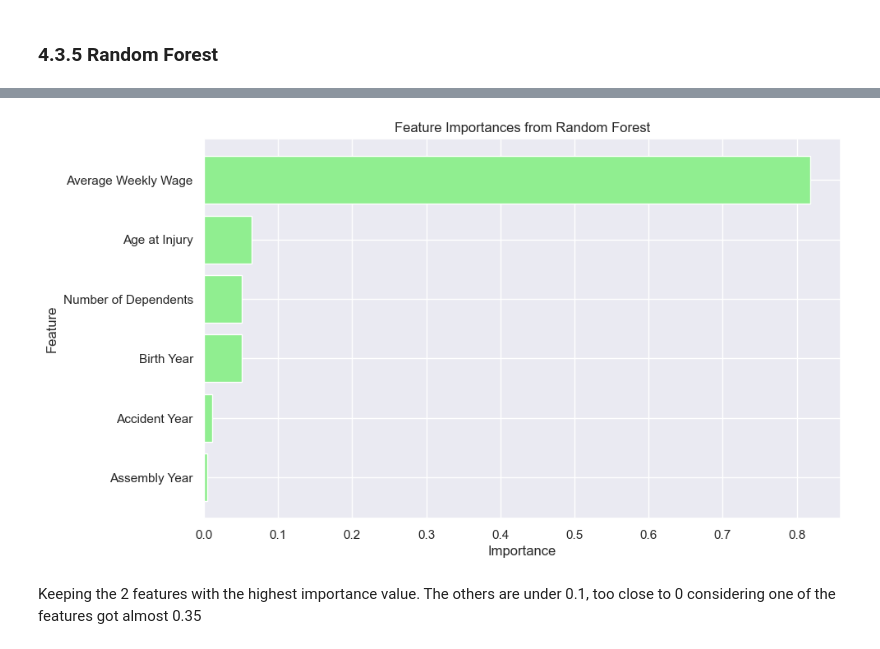
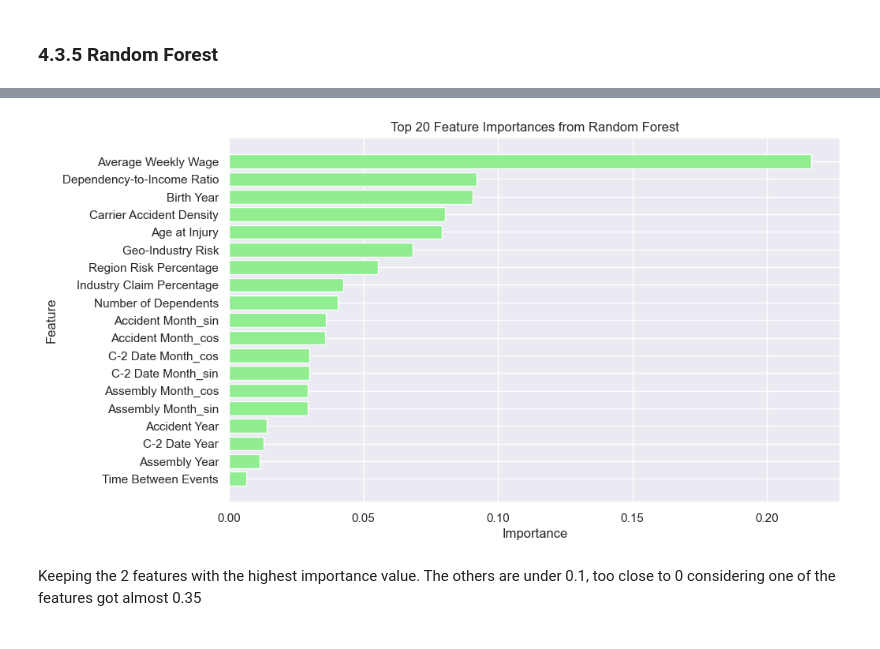
Before and after one commit to JoaoDargent/ML-Project, a Jupyter notebook: 5.Feature_Selection.ipynb, the cells around one changed output, grey strips where cells are left out. Drawn from its saved outputs; the diff is of its cells as text; code cells hidden in the pictures.

```diff
--- a/5.Feature_Selection.ipynb
+++ b/5.Feature_Selection.ipynb
@@ -217,7 +278,7 @@ Average Weekly Wage     True        1
 reg = LassoCV()
 
 # Fit the Lasso model to the training data
-reg.fit(X_train_numeric_scaled, y_train_encoded)
+reg.fit(X_train_numeric_scaled, y_train_numeric_scaled)
 # %% [output]
 LassoCV()
 # %%
@@ -255,7 +329,7 @@ Keeping the 4 features with the highest absolute value for the Lasso Model.
 # Initialize and train a Decision Tree classifier
 
 tree_model = DecisionTreeClassifier(random_state=42)
-tree_model.fit(X_train_numeric_scaled, y_train_encoded)
+tree_model.fit(X_train_numeric_scaled, y_train_numeric_scaled)
 # %% [output]
 DecisionTreeClassifier(random_state=42)
 # %%
@@ -304,7 +391,7 @@ Keeping the 2 features with the highest importance value. The other features hav
 ### **4.3.3 Gradient Boosting**
 # %%
 gb_model = GradientBoostingClassifier(random_state=42)
-gb_model.fit(X_train_numeric_scaled, y_train_encoded)
+gb_model.fit(X_train_numeric_scaled, y_train_numeric_scaled)
 
 # Get feature importances
 importances = gb_model.feature_importances_
@@ -347,7 +447,7 @@ Keeping the 4 features above the 20000 treshold.
 ### **4.3.5 Random Forest**
 # %%
 rf_model = RandomForestClassifier(random_state=42)
-rf_model.fit(X_train_numeric_scaled, y_train_encoded)
+rf_model.fit(X_train_numeric_scaled, y_train_numeric_scaled)
 
 # Get feature importances
 importances = rf_model.feature_importances_
@@ -374,14 +487,15 @@ print(feature_importances_rf)
 # %%
-# plot feature importances
+# plot feature importances for the first 20 features
 plt.figure(figsize=(10, 6))
-plt.barh(feature_importances_rf['Feature'], feature_importances_rf['Importance'], color='lightgreen')
+top_20_features = feature_importances_rf.head(20)
+plt.barh(top_20_features['Feature'], top_20_features['Importance'], color='lightgreen')
 plt.xlabel('Importance')
 plt.ylabel('Feature')
-plt.title('Feature Importances from Random Forest')
+plt.title('Top 20 Feature Importances from Random Forest')
 plt.gca().invert_yaxis()  # reverse the y-axis so that the most important feature is at the top
 plt.show()
 # %% [output]
-[figure, old version]
+[figure, new version]
 # %% [markdown]
 Keeping the 2 features with the highest importance value. The others are under 0.1, too close to 0 considering one of the features got almost 0.35
 # %% [markdown]
```
Also changed, not shown: parts of 45 cells of this notebook, 7 other files.
